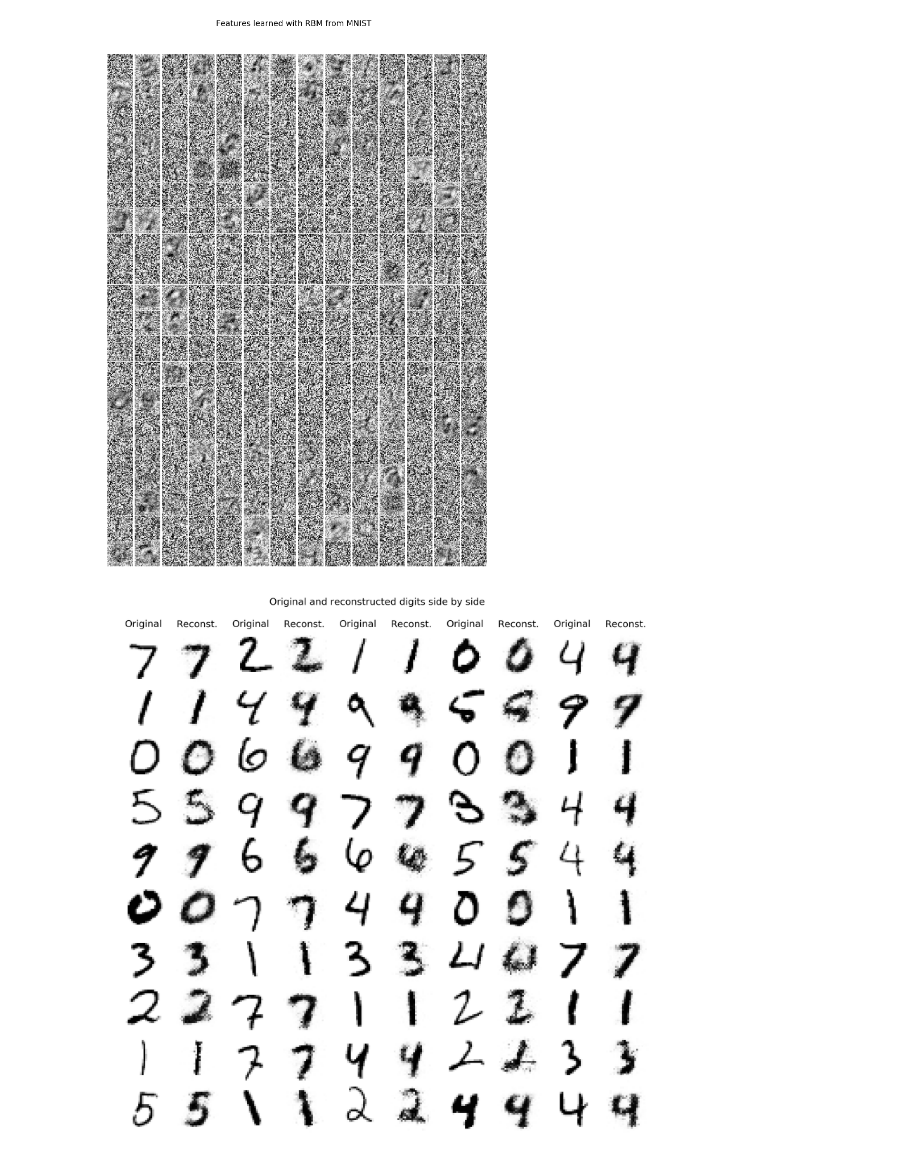
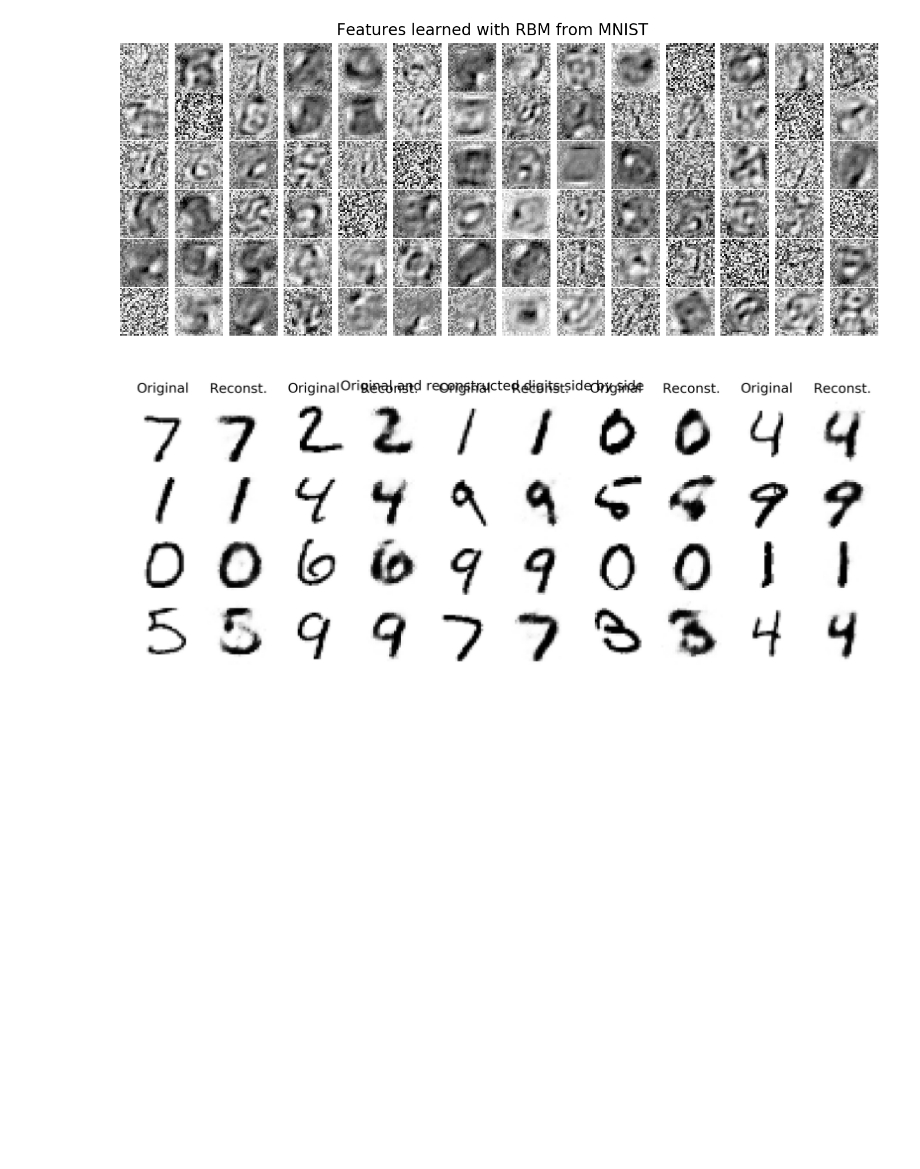
Before and after one commit to 2015xli/RBM, a Jupyter notebook: RBM.ipynb, the cells around one changed output. Saved outputs shown, nothing was run; the diff lists cells and outputs as text; code cells hidden in the pictures; blank space fills up the shorter version.

```diff
--- a/RBM.ipynb
+++ b/RBM.ipynb
@@ -13,8 +13,8 @@ class RBM:
         shape = (n_h, n_v)
 
         if W == None: self.W = np.random.uniform(-1, 1, size=shape)
-        if b == None: self.b = np.random.uniform(-1, 1, size=n_v)
-        if c == None: self.c = np.random.uniform(-1, 1, size=n_h)
+        if b == None: self.b = np.zeros(n_v)
+        if c == None: self.c = np.zeros(n_h)
 
         assert self.W.shape==shape and n_v == len(self.b) and n_h == len(self.c)
 
@@ -90,8 +90,8 @@ import matplotlib as mpl
 import matplotlib.pyplot as plt
 from mpl_toolkits.axes_grid1 import Grid
 
-def train_rbm_mnist(train_input, train_size=-1, n_epoch=10, batch_size=10, learning=0.01):
-    rbm = RBM(28*28, 28*10+1)
+def train_rbm_mnist(train_input, train_size=-1, n_epoch=100, batch_size=10, learning=0.01):
+    rbm = RBM(28*28, 28*3+1)
     n_ep = 0
     n_x = 0
     X = []
@@ -147,33 +147,33 @@ def test_reconstruct_mnist(test_input, rbm, n):
 def show_features_mnist(rbm):
     maxw = np.amax(rbm.W)
     minw = np.amin(rbm.W)
     ncols = 14
     nrows = int(rbm.n_h/ncols)
     fig = plt.figure(figsize=(ncols, nrows), dpi=100)
     grid = Grid(fig, rect=111, nrows_ncols=(nrows, ncols), axes_pad=0.01)
 
     for i, ax in enumerate(grid):
         x = rbm.W[i]
         x = (x.reshape(1, -1) - minw)/maxw
         ax.imshow(x.reshape(28,28), cmap=mpl.cm.Greys)
         ax.set_axis_off()
 
     fig.suptitle('Features learned with RBM from MNIST', size=20)
     fig.tight_layout()
     fig.subplots_adjust(top=0.92)
     plt.show()
     return
 
 rbm = None
 if __name__ == "__main__" and '__file__' not in globals():
 
     np.seterr(all='raise')
     plt.close('all')
     train_input = MnistInput("train", "../convolution-network")
     test_input = MnistInput("test", "../convolution-network")
     rbm = train_rbm_mnist(train_input)
     show_features_mnist(rbm)
-    test_reconstruct_mnist(test_input, rbm, 50)
+    test_reconstruct_mnist(test_input, rbm, 20)
 # %% [output]
-[figure, old version]
+[figure, new version]
-[figure, old version]
+[figure, new version]
```
Also changed, not shown: 2 other files.
